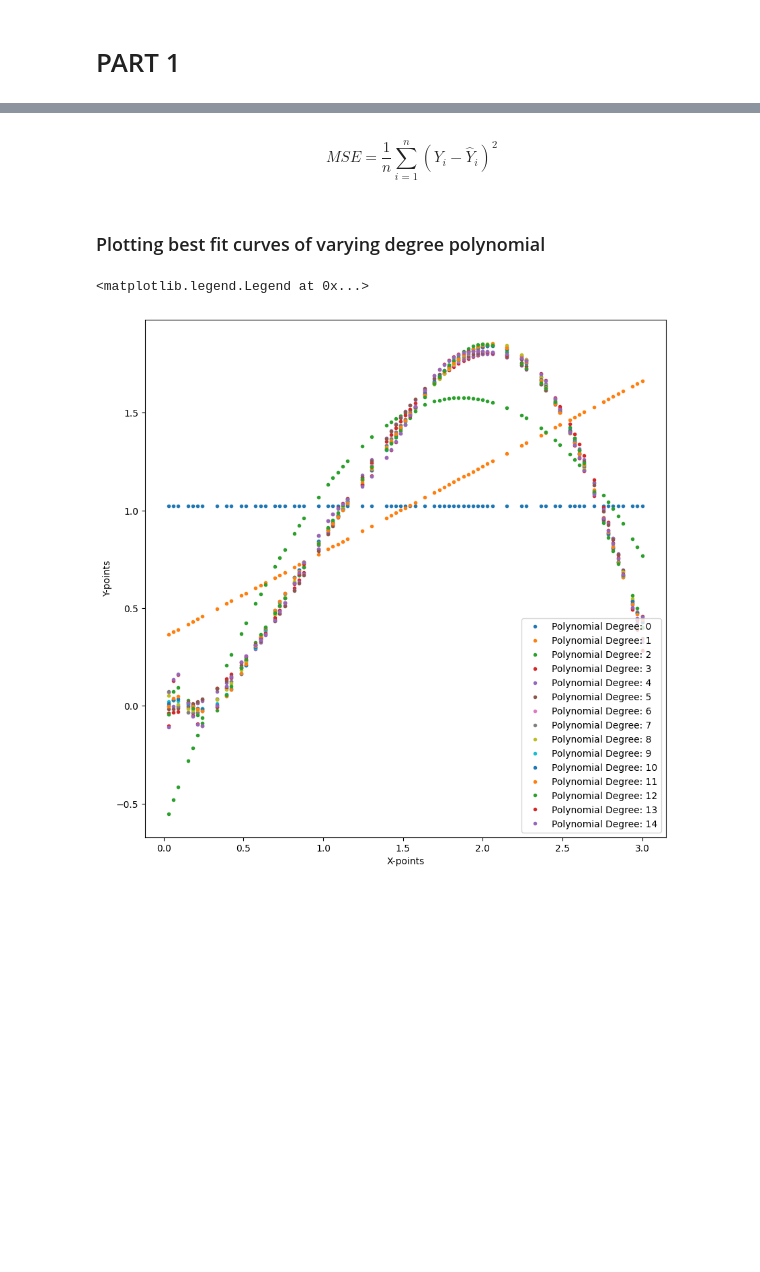
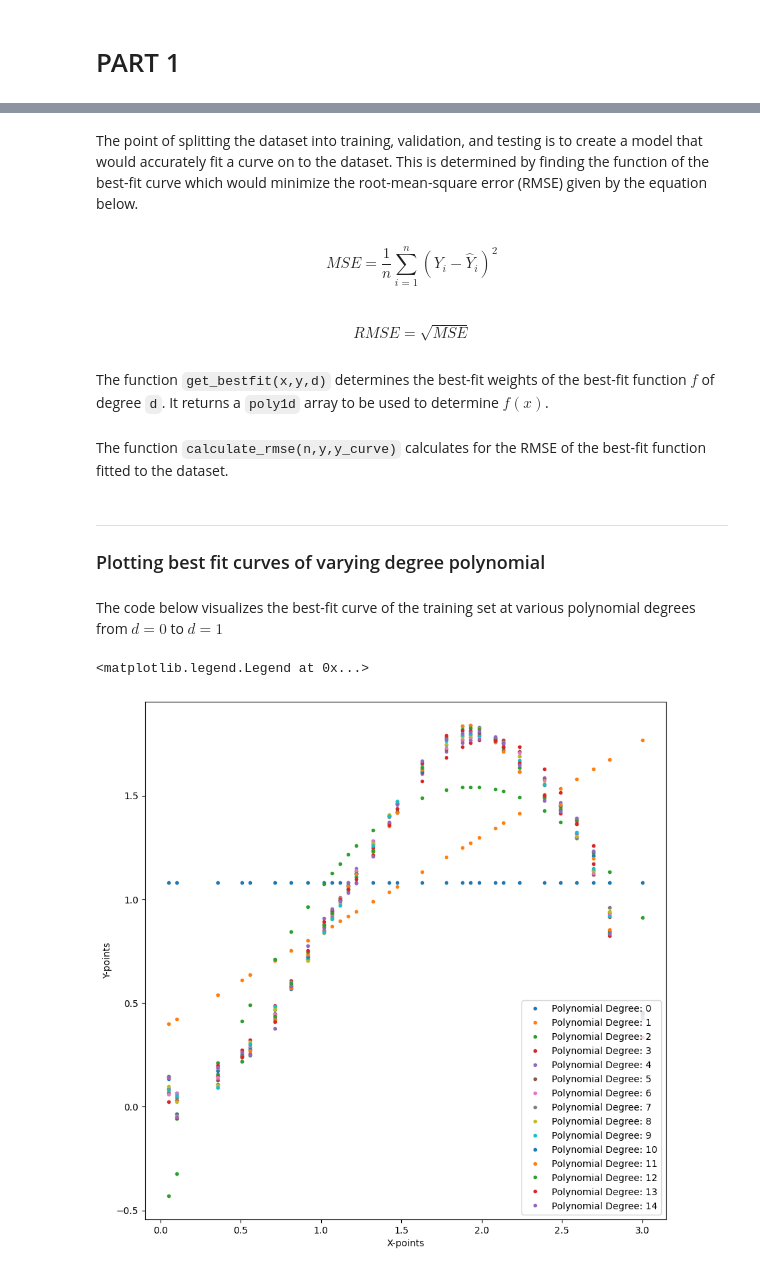
Before and after one commit to bipedalsh33p/App-Physics-157, a Jupyter notebook: Lab Assignments Submissions/Manliguez_AP157_lab_assignment_A1.ipynb, the cells around one changed output, grey strips where cells are left out. Saved outputs shown, nothing was run; the diff lists cells and outputs as text; code cells hidden in the pictures; blank space fills up the shorter version.

```diff
--- a/Lab Assignments Submissions/Manliguez_AP157_lab_assignment_A1.ipynb
+++ b/Lab Assignments Submissions/Manliguez_AP157_lab_assignment_A1.ipynb
@@ -76,3 +103,3 @@ plt.plot(x,y, ls ='none', marker = '.')
 # %%
-X_train, X_test, Y_train, Y_test = train_test_split(x,y,train_size = 0.70, random_state = 42)
-X_test, X_valid, Y_test, Y_valid = train_test_split(X_test.copy(),Y_test.copy(), train_size = 0.50, random_state = 42)
+X_train, X_test, Y_train, Y_test = train_test_split(x,y,train_size = 0.50, random_state = 42) #splitting the data set into training and cross-validation/testing
+X_test, X_valid, Y_test, Y_valid = train_test_split(X_test.copy(),Y_test.copy(), train_size = 0.50, random_state = 42) #splitting dataset into cross-validation and testing
@@ -92,6 +136,14 @@ Text(0.5, 1.0, 'Training Set Best Fit')
 ## Calculating the RMSE
+# %% [markdown]
+The point of splitting the dataset into training, validation, and testing is to create a model that would accurately fit a curve on to the dataset. This is determined by finding the function of the best-fit curve which would minimize the root-mean-square error (RMSE) given by the equation below.
 # %% [markdown]
 $$
 MSE = \frac{1}{n}\sum_{i=1}^{n}(Y_i-\hat{Y}_i)^2
 $$
+# %% [markdown]
+$$RMSE = \sqrt{MSE}$$
+# %% [markdown]
+The function `get_bestfit(x,y,d)` determines the best-fit weights of the best-fit function $f$ of degree `d`. It returns a `poly1d` array to be used to determine $f(x)$.
+# %% [markdown]
+The function `calculate_rmse(n,y,y_curve)` calculates for the RMSE of the best-fit function fitted to the dataset.
 # %%
@@ -104,14 +156,18 @@ def calculate_rmse(n,y,y_curve):
   return rmse
 # %% [markdown]
+---
 ### Plotting best fit curves of varying degree polynomial
+# %% [markdown]
+The code below visualizes the best-fit curve of the training set at various polynomial degrees from $d=0$ to $d=1$
 # %%
 fig2 = plt.figure(figsize = (10,10))
-for i in range(max_d+1):
+max_d = 14
+for i in range(max_d+1): #plots each best-fit function recursively
   best_fit = get_bestfit(X_train, Y_train, i)
   plt.plot(X_train, best_fit(X_train), ls = 'none', marker = '.', label = 'Polynomial Degree: %i' %i)
 plt.xlabel("X-points")
 plt.ylabel("Y-points")
 plt.legend(loc = 'lower right')
 # %% [output]
 <matplotlib.legend.Legend at 0x...>
-[figure, old version]
+[figure, new version]
```
Also changed, not shown: parts of 35 cells of this notebook, 2 other files.
